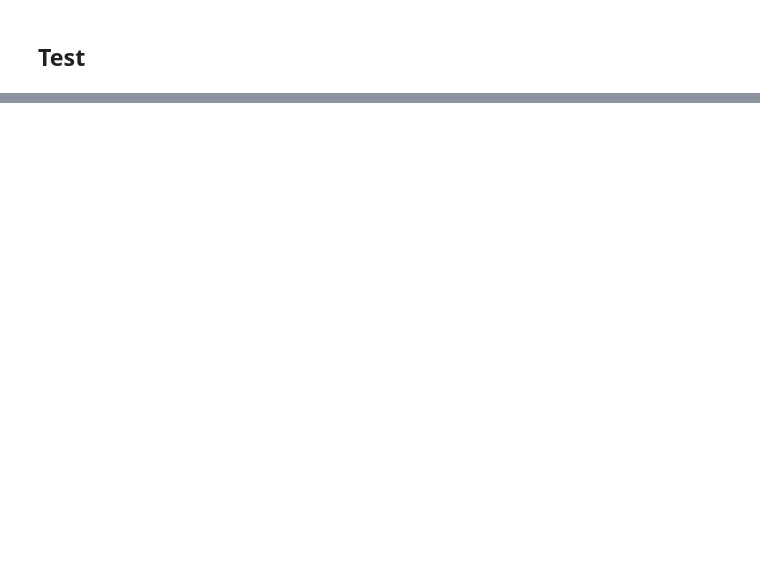
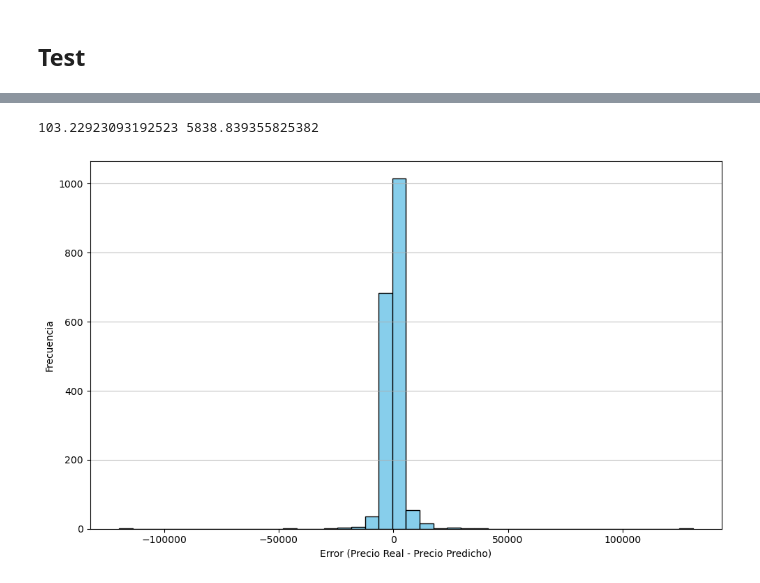
Before and after one commit to lucasU1969/PF-ML, a Jupyter notebook: modelo_final.ipynb, the cells around one changed output, grey strips where cells are left out. Saved outputs shown, nothing was run; the diff lists cells and outputs as text; code cells hidden in the pictures; blank space fills up the shorter version.

```diff
--- a/modelo_final.ipynb
+++ b/modelo_final.ipynb
@@ -120,0 +215,13 @@ Test Mean Absolute Error: 2694.3337662401186
+# %%
+errors = y_test - y_pred_test_M1
+plt.figure(figsize=(10, 6))
+plt.hist(errors, bins=int(np.sqrt(len(y_pred_test_M1))), color='skyblue', edgecolor='black')
+print(np.mean(errors), np.std(errors))
+plt.xlabel('Error (Precio Real - Precio Predicho)')
+plt.ylabel('Frecuencia')
+plt.grid(axis='y', alpha=0.75)
+plt.tight_layout()
+plt.show()
+# %% [output]
+103.22923093192523 5838.839355825382
+[figure, added]
```
Also changed, not shown: parts of 21 cells of this notebook.
